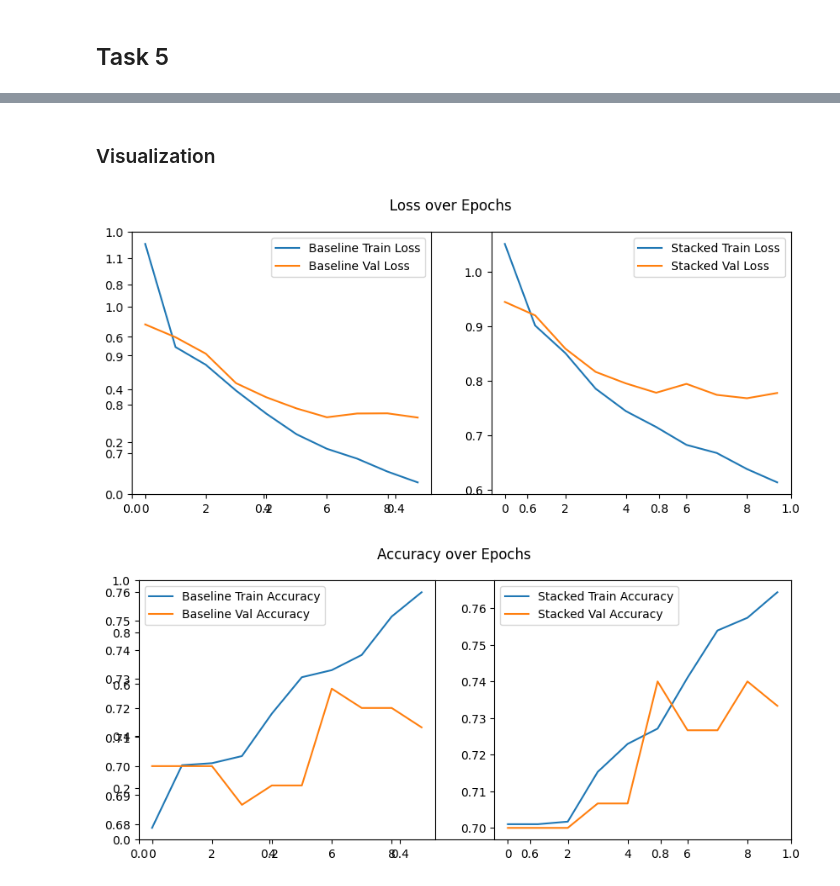
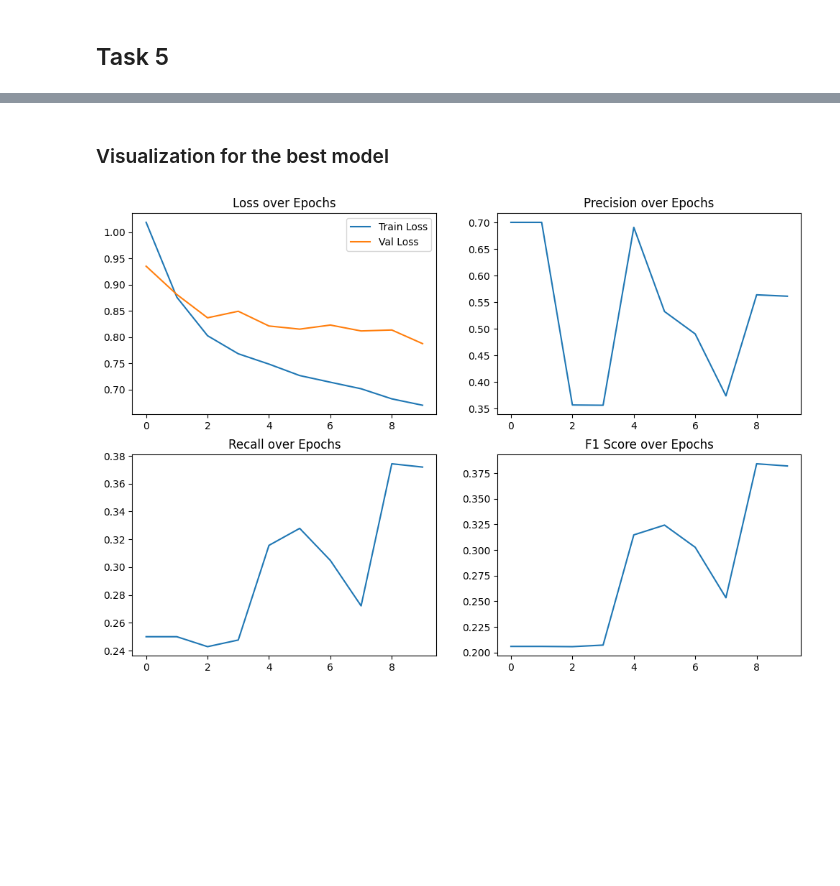
Before and after one commit to mattialodi0/progNLP, a Jupyter notebook: assignment-1/draft.ipynb, the cells around one changed output, grey strips where cells are left out. Saved outputs shown, nothing was run; the diff lists cells and outputs as text; code cells hidden in the pictures; blank space fills up the shorter version.

```diff
--- a/assignment-1/draft.ipynb
+++ b/assignment-1/draft.ipynb
@@ -1007,3 +1043,5 @@ stacked_model = BiLSTMClassifier(embedding_matrix, hidden_dim=128, num_layers=2)
+# %%
+baseline_model = BiLSTMClassifier(embedding_matrix=embedding_matrix, hidden_dim=hidden_dim, num_classes=4, num_layers=1, dropout=0.3)
 # %%
 # max_string_length = train_df_stats['string_length'].max()
 max_string_length = 230
@@ -1090,7 +1138,7 @@ def eval_epoch(model, loader, criterion, device):
     return avg_loss, acc, prec, rec, f1
 
 # training loop with checkpointing on validation accuracy
-def train_loop(model, num_epochs, train_loader, val_loader, optimizer, criterion, device):
+def train_loop(model, num_epochs, train_loader, val_loader, optimizer, criterion, device, verbose=True):
     best_val_acc = 0.0
     best_state = None
     history = {
@@ -1114,7 +1162,8 @@ def train_loop(model, num_epochs, train_loader, val_loader, optimizer, criterion
         history['val_rec'].append(val_rec)
         history['val_f1'].append(val_f1)
 
-        print(f"Epoch {epoch}/{num_epochs} — train loss: {train_loss:.4f} — val loss: {val_loss:.4f}, val acc: {val_acc:.4f}, val prec: {val_prec:.4f}, val rec: {val_rec:.4f}, val f1: {val_f1:.4f}")
+        if verbose:
+            print(f"Epoch {epoch}/{num_epochs} — train loss: {train_loss:.4f} — val loss: {val_loss:.4f}, val acc: {val_acc:.4f}, val prec: {val_prec:.4f}, val rec: {val_rec:.4f}, val f1: {val_f1:.4f}")
 
         # if val_acc > best_val_acc:
         #     best_val_acc = val_acc
@@ -1131,5 +1177,0 @@ baseline tranining
-# %%
-baseline_model = baseline_model.to(device)
-optimizer = optim.Adam(baseline_model.parameters(), lr=lr)
-criterion = nn.CrossEntropyLoss()
-baseline_model_history = train_loop(baseline_model, num_epochs, train_loader, val_loader, optimizer, criterion, device)
@@ -1158,5 +1177,0 @@ stacked training
-# %%
-stacked_model = stacked_model.to(device)
-optimizer = optim.Adam(stacked_model.parameters(), lr=lr)
-criterion = nn.CrossEntropyLoss()
-stacked_model_history = train_loop(stacked_model, num_epochs, train_loader, val_loader, optimizer, criterion, device)
@@ -1183,30 +1268,25 @@ Epoch 10/10 — train loss: 0.6136 — val loss: 0.7773, val acc: 0.7333, val pr
 # %% [markdown]
-### Visualization
+### Visualization for the best model
 # %%
-plt.subplots(figsize=(10, 4))
-plt.subplot(1, 2, 1)
-plt.plot(baseline_model_history['train_loss'], label='Baseline Train Loss')
-plt.plot(baseline_model_history['val_loss'], label='Baseline Val Loss')
+plt.figure(figsize=(12,8))
+plt.subplot(2, 2, 1)
+plt.plot(best_history['train_loss'], label='Train Loss')
+plt.plot(best_history['val_loss'], label='Val Loss')
+plt.title('Loss over Epochs')
 plt.legend()
-plt.subplot(1, 2, 2)
-plt.plot(stacked_model_history['train_loss'], label='Stacked Train Loss')
-plt.plot(stacked_model_history['val_loss'], label='Stacked Val Loss')
-plt.suptitle('Loss over Epochs')
-plt.legend()
+
+plt.subplot(2, 2, 2)
+plt.plot(best_history['val_prec'], label='Val Precision')
+plt.title('Precision over Epochs')
+
+plt.subplot(2, 2, 3)
+plt.plot(best_history['val_rec'], label='Val Recall')
+plt.title('Recall over Epochs')
+
+plt.subplot(2, 2, 4)
+plt.plot(best_history['val_f1'], label='Val F1')
+plt.title('F1 Score over Epochs')
+
 plt.show()
 # %% [output]
-[figure, old version]
+[figure, new version]
-# %%
-plt.subplots(figsize=(10, 4))
-plt.subplot(1, 2, 1)
-plt.plot(baseline_model_history['train_acc'], label='Baseline Train Accuracy')
-plt.plot(baseline_model_history['val_acc'], label='Baseline Val Accuracy')
-plt.legend()
-plt.subplot(1, 2, 2)
-plt.plot(stacked_model_history['train_acc'], label='Stacked Train Accuracy')
-plt.plot(stacked_model_history['val_acc'], label='Stacked Val Accuracy')
-plt.suptitle('Accuracy over Epochs')
-plt.legend()
-plt.show()
-# %% [output]
-[figure, removed]
```
Also changed, not shown: parts of 34 cells of this notebook.
